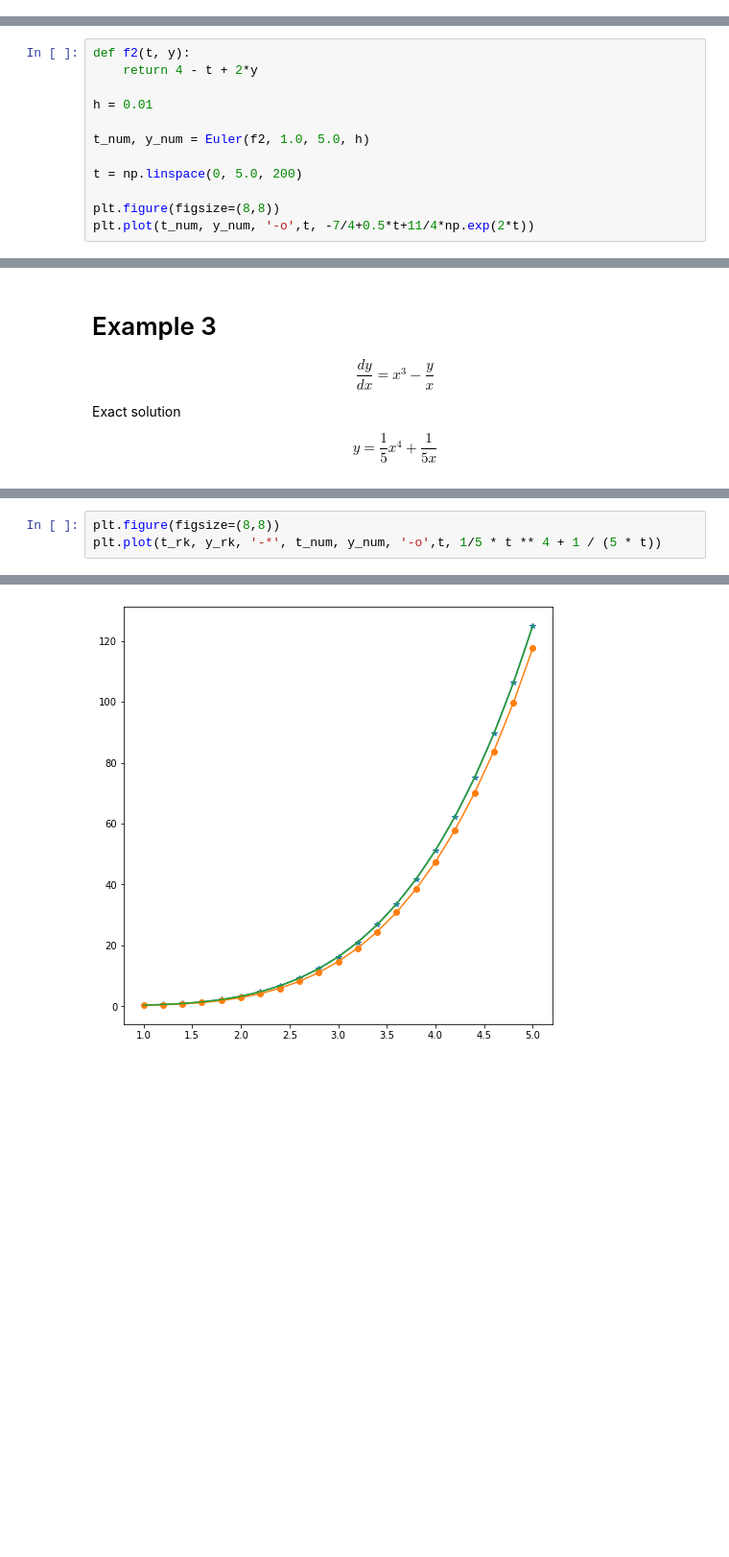
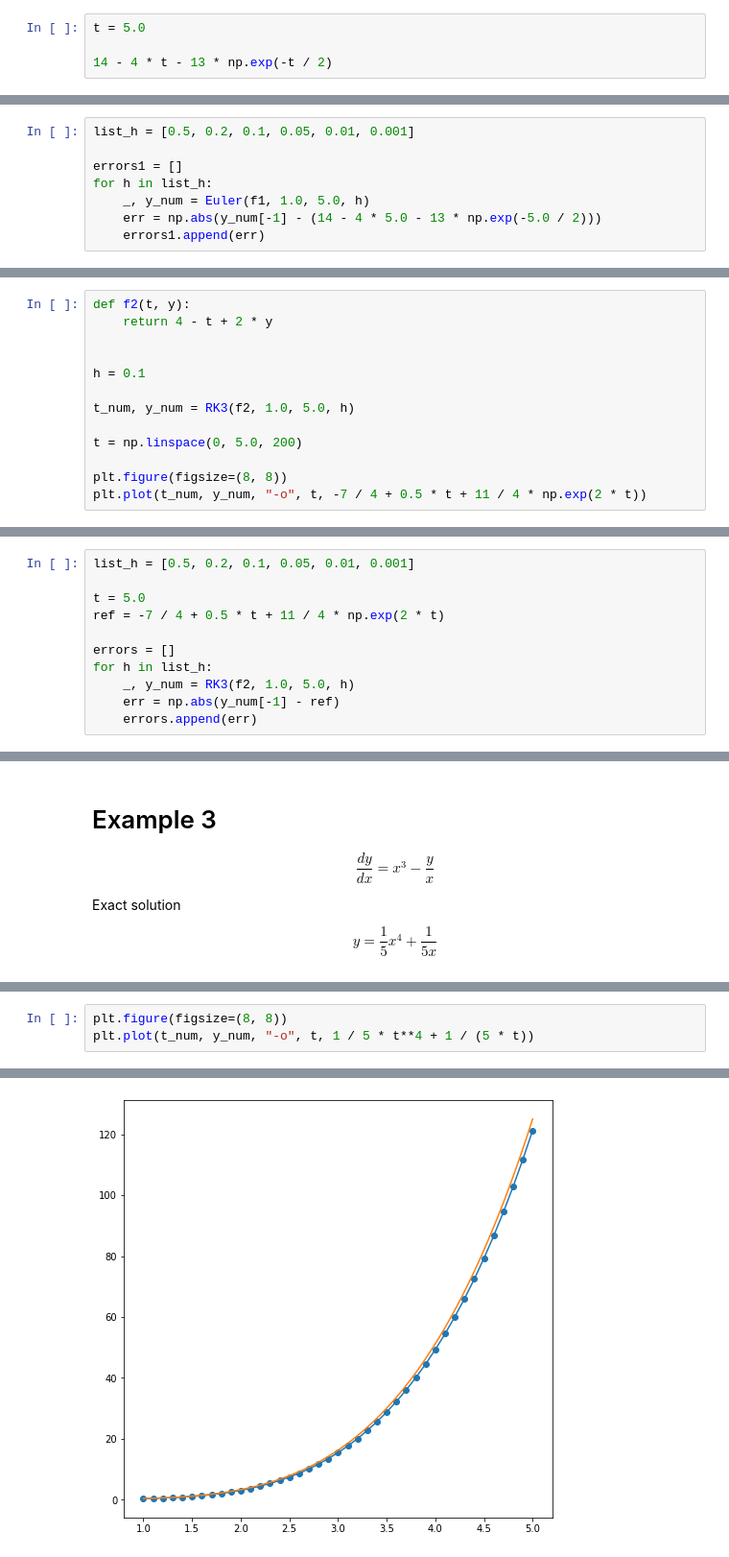
Before and after one commit to mazhengcn/scientific-computing-with-python, a Jupyter notebook: others/ode.ipynb, the cells around one changed output, grey strips where cells are left out. Shown at 96% size. Drawn from its saved outputs; the diff is of its cells as text; blank space fills up the shorter version.

```diff
--- a/others/ode.ipynb
+++ b/others/ode.ipynb
@@ -123,0 +182,4 @@ plt.plot(t_rk, y_rk, '-*', t_num, y_num, '-o',t, 14-4*t-13*np.exp(-t/2))
+# %%
+t = 5.0
+
+14 - 4 * t - 13 * np.exp(-t / 2)
@@ -123,0 +188,8 @@ plt.plot(t_rk, y_rk, '-*', t_num, y_num, '-o',t, 14-4*t-13*np.exp(-t/2))
+# %%
+list_h = [0.5, 0.2, 0.1, 0.05, 0.01, 0.001]
+
+errors1 = []
+for h in list_h:
+    _, y_num = Euler(f1, 1.0, 5.0, h)
+    err = np.abs(y_num[-1] - (14 - 4 * 5.0 - 13 * np.exp(-5.0 / 2)))
+    errors1.append(err)
@@ -145,16 +233,17 @@ y = -\frac{7}{4} + \frac{1}{2}t + \frac{11}{4}e^{2t}
 $$
 # %%
 def f2(t, y):
-    return 4 - t + 2*y
+    return 4 - t + 2 * y
 
-h = 0.01
 
-t_num, y_num = Euler(f2, 1.0, 5.0, h)
+h = 0.1
+
+t_num, y_num = RK3(f2, 1.0, 5.0, h)
 
 t = np.linspace(0, 5.0, 200)
 
-plt.figure(figsize=(8,8))
-plt.plot(t_num, y_num, '-o',t, -7/4+0.5*t+11/4*np.exp(2*t))
+plt.figure(figsize=(8, 8))
+plt.plot(t_num, y_num, "-o", t, -7 / 4 + 0.5 * t + 11 / 4 * np.exp(2 * t))
 # %% [output]
 [<matplotlib.lines.Line2D at 0x...>,
  <matplotlib.lines.Line2D at 0x...>]
@@ -161,0 +251,11 @@ plt.plot(t_num, y_num, '-o',t, -7/4+0.5*t+11/4*np.exp(2*t))
+# %%
+list_h = [0.5, 0.2, 0.1, 0.05, 0.01, 0.001]
+
+t = 5.0
+ref = -7 / 4 + 0.5 * t + 11 / 4 * np.exp(2 * t)
+
+errors = []
+for h in list_h:
+    _, y_num = RK3(f2, 1.0, 5.0, h)
+    err = np.abs(y_num[-1] - ref)
+    errors.append(err)
@@ -195,5 +299,5 @@ Wall time: 459 µs
 # %%
-plt.figure(figsize=(8,8))
-plt.plot(t_rk, y_rk, '-*', t_num, y_num, '-o',t, 1/5 * t ** 4 + 1 / (5 * t))
+plt.figure(figsize=(8, 8))
+plt.plot(t_num, y_num, "-o", t, 1 / 5 * t**4 + 1 / (5 * t))
 # %% [output]
 [<matplotlib.lines.Line2D at 0x...>,
@@ -201,2 +304,2 @@ plt.plot(t_rk, y_rk, '-*', t_num, y_num, '-o',t, 1/5 * t ** 4 + 1 / (5 * t))
  <matplotlib.lines.Line2D at 0x...>]
-[figure, old version]
+[figure, new version]
```
Also changed, not shown: parts of 23 cells of this notebook, 3 other files.
